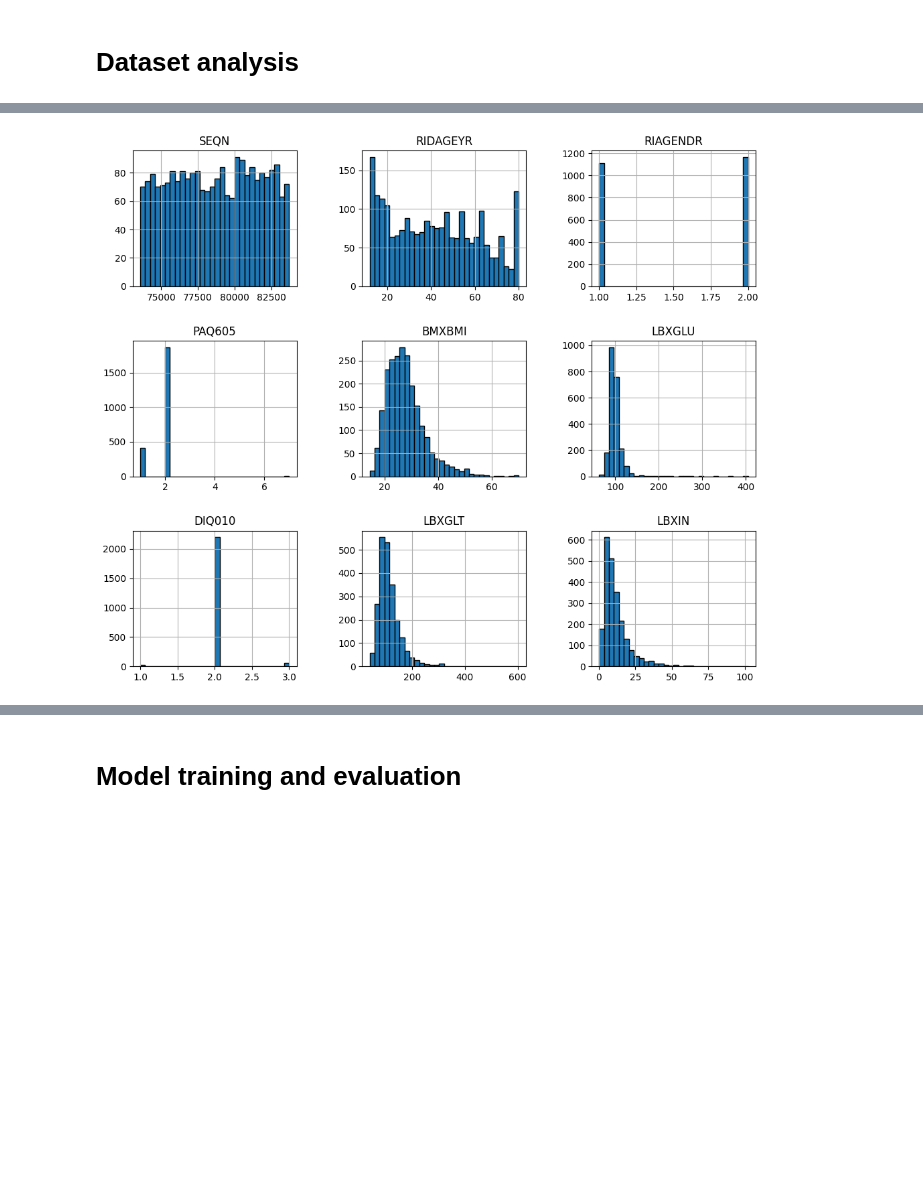
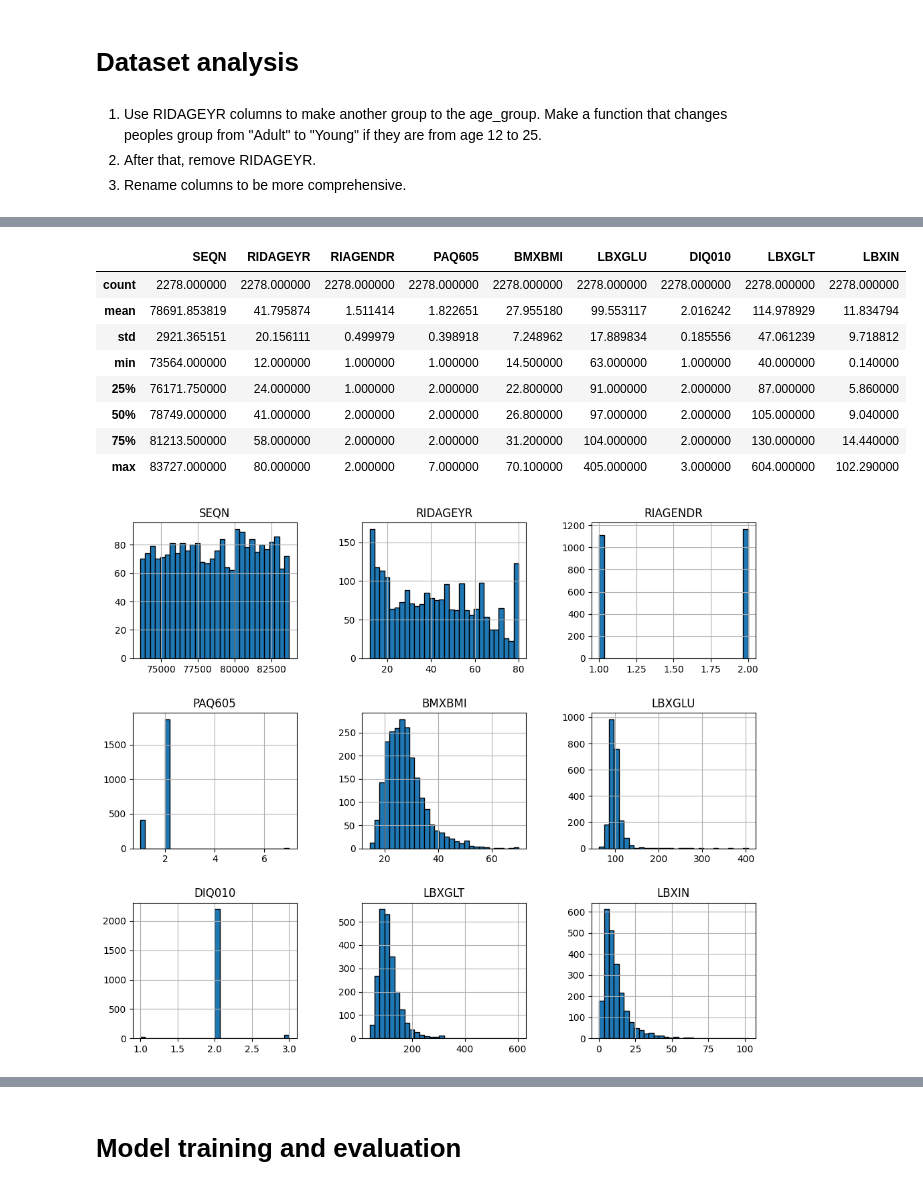
Before and after one commit to NurkhanZ/IML2025, a Jupyter notebook: project.ipynb, the cells around one changed output, grey strips where cells are left out. Saved outputs shown, nothing was run; the diff lists cells and outputs as text; code cells hidden in the pictures; blank space fills up the shorter version.

```diff
--- a/project.ipynb
+++ b/project.ipynb
@@ -20,9 +24,15 @@ from sklearn.base import BaseEstimator, RegressorMixin
 # %% [markdown]
 # Dataset analysis
+# %% [markdown]
+1. Use RIDAGEYR columns to make another group to the age_group.
+Make a function that changes peoples group from "Adult" to "Young" if they are from age 12 to 25.
+2. After that, remove RIDAGEYR.
+3. Rename columns to be more comprehensive.
 # %%
 df = pd.read_csv("NHANES_age_prediction.csv")
-print(df.head(10))
+print(df.head(20))
 
 df.hist(figsize=(12,10), bins=30, edgecolor="black")
 plt.subplots_adjust(hspace=0.4, wspace=0.4)
+df.describe()
 # %% [output]
@@ -46,3 +56,12 @@ plt.subplots_adjust(hspace=0.4, wspace=0.4)
+|  | SEQN | RIDAGEYR | RIAGENDR | PAQ605 | BMXBMI | LBXGLU | DIQ010 | LBXGLT | LBXIN |
+| count | 2278.000000 | 2278.000000 | 2278.000000 | 2278.000000 | 2278.000000 | 2278.000000 | 2278.000000 | 2278.000000 | 2278.000000 |
+| mean | 78691.853819 | 41.795874 | 1.511414 | 1.822651 | 27.955180 | 99.553117 | 2.016242 | 114.978929 | 11.834794 |
+| std | 2921.365151 | 20.156111 | 0.499979 | 0.398918 | 7.248962 | 17.889834 | 0.185556 | 47.061239 | 9.718812 |
+| min | 73564.000000 | 12.000000 | 1.000000 | 1.000000 | 14.500000 | 63.000000 | 1.000000 | 40.000000 | 0.140000 |
+| 25% | 76171.750000 | 24.000000 | 1.000000 | 2.000000 | 22.800000 | 91.000000 | 2.000000 | 87.000000 | 5.860000 |
+| 50% | 78749.000000 | 41.000000 | 2.000000 | 2.000000 | 26.800000 | 97.000000 | 2.000000 | 105.000000 | 9.040000 |
+| 75% | 81213.500000 | 58.000000 | 2.000000 | 2.000000 | 31.200000 | 104.000000 | 2.000000 | 130.000000 | 14.440000 |
+| max | 83727.000000 | 80.000000 | 2.000000 | 7.000000 | 70.100000 | 405.000000 | 3.000000 | 604.000000 | 102.290000 |
 [figure]
 # %%
 X = df.drop(columns = 'age_group')
```
Also changed, not shown: parts of 6 cells of this notebook.
